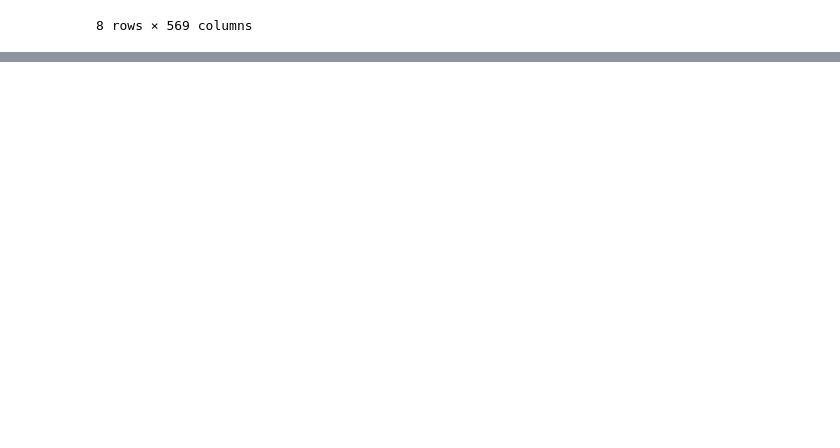
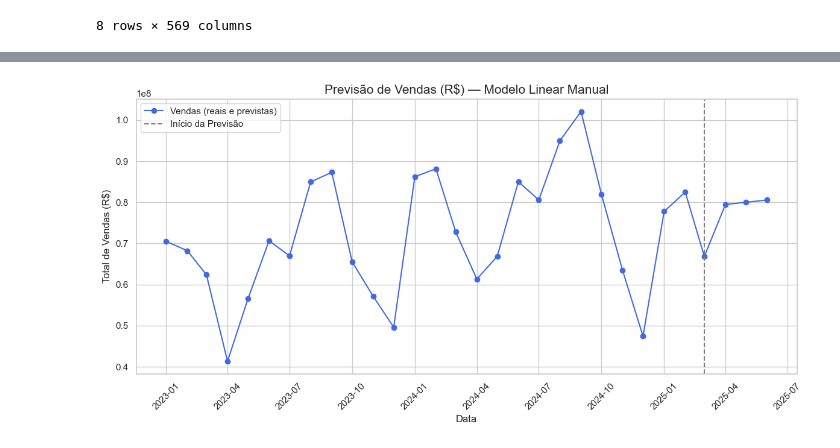
Before and after one commit to dingosin/brincadados, a Jupyter notebook: analisedados.ipynb, the cells around one changed output, grey strips where cells are left out. Saved outputs shown, nothing was run; the diff lists cells and outputs as text; code cells hidden in the pictures; blank space fills up the shorter version.

```diff
--- a/analisedados.ipynb
+++ b/analisedados.ipynb
@@ -745,0 +830,44 @@ contingency_table2
+# %%
+vendas_mensais['mes_num'] = np.arange(len(vendas_mensais))
+x = vendas_mensais['mes_num'].values
+y = vendas_mensais['venda_total'].values
+
+# Passo 2: cálculo manual da regressão linear
+# Fórmulas:
+# a = coef angular (inclinação)
+# b = coef linear (intercepto)
+a = ((x - x.mean()) * (y - y.mean())).sum() / ((x - x.mean())**2).sum()
+b = y.mean() - a * x.mean()
+
+# Função da reta: y = a*x + b
+# Previsão para os próximos 3 meses
+meses_futuros = np.arange(len(x), len(x) + 3)
+previsoes = a * meses_futuros + b
+
+# Datas futuras
+datas_futuras = pd.date_range(start=vendas_mensais['data'].max() + pd.offsets.MonthBegin(),
+                              periods=3, freq='MS')
+
+# DataFrame de previsão
+df_previsao = pd.DataFrame({
+    'data': datas_futuras,
+    'venda_total': previsoes
+})
+
+# Unindo dados reais e previstos
+df_plot = pd.concat([vendas_mensais[['data', 'venda_total']], df_previsao])
+
+# Gráfico
+plt.figure(figsize=(12, 6))
+plt.plot(df_plot['data'], df_plot['venda_total'], marker='o', label='Vendas (reais e previstas)', color='royalblue')
+plt.axvline(x=vendas_mensais['data'].max(), color='gray', linestyle='--', label='Início da Previsão')
+plt.title('Previsão de Vendas (R$) — Modelo Linear Manual', fontsize=15)
+plt.xlabel('Data')
+plt.ylabel('Total de Vendas (R$)')
+plt.xticks(rotation=45)
+plt.grid(True)
+plt.legend()
+plt.tight_layout()
+plt.show()
+# %% [output]
+[figure, added]
```
Also changed, not shown: parts of 10 cells of this notebook.
